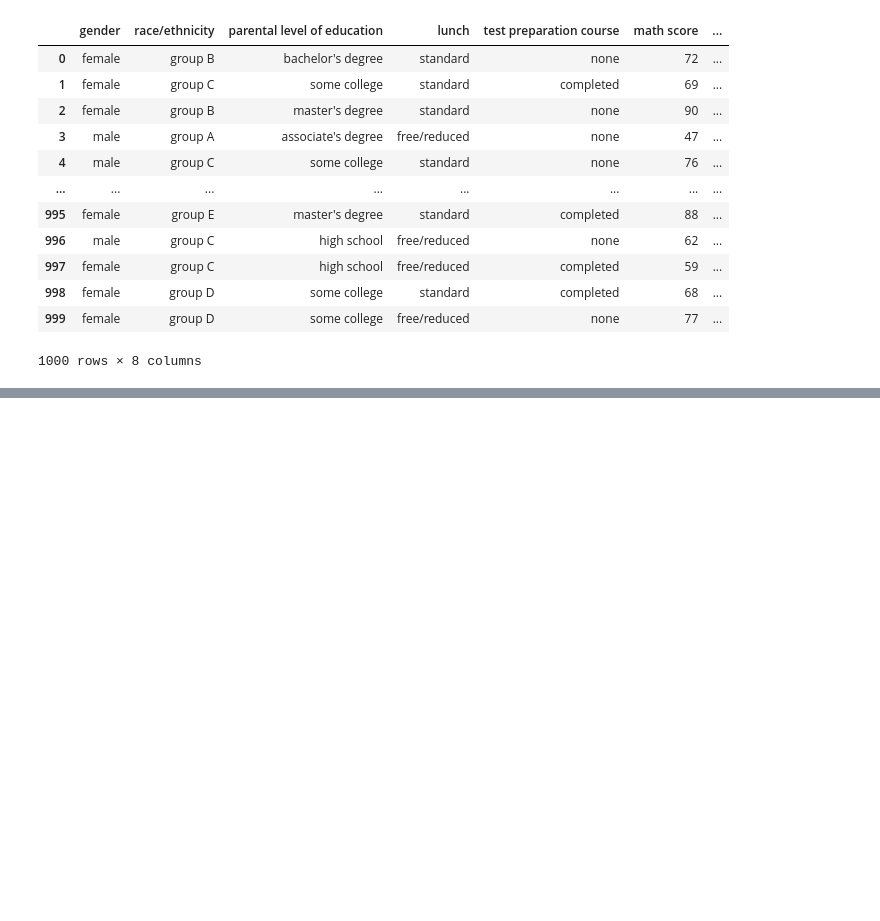
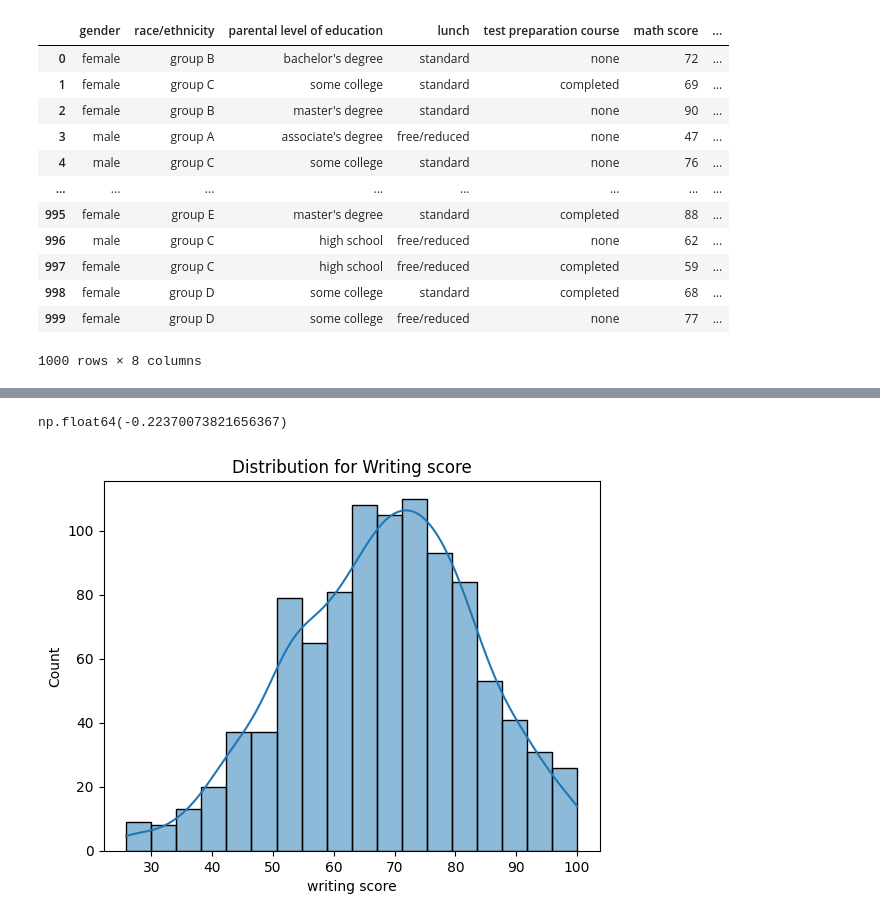
Before and after one commit to RinitJain/SEM-6-DSBDA, a Jupyter notebook: Assignment_02/Assignment_02.ipynb, the cells around one changed output, grey strips where cells are left out. Cells and saved outputs as stored; diff of their text form; code cells hidden in the pictures; blank space fills up the shorter version.

```diff
--- a/Assignment_02/Assignment_02.ipynb
+++ b/Assignment_02/Assignment_02.ipynb
@@ -21,0 +109,11 @@ data
+# %%
+# 3. Data Transformation
+
+#First lets check the skewness
+
+sns.histplot(data['writing score'], kde=True)
+plt.title(f"Distribution for Writing score")
+data['writing score'].skew()
+# %% [output]
+np.float64(-0.22370073821656367)
+[figure, added]
```
Also changed, not shown: parts of 13 cells of this notebook, 1 other file.
